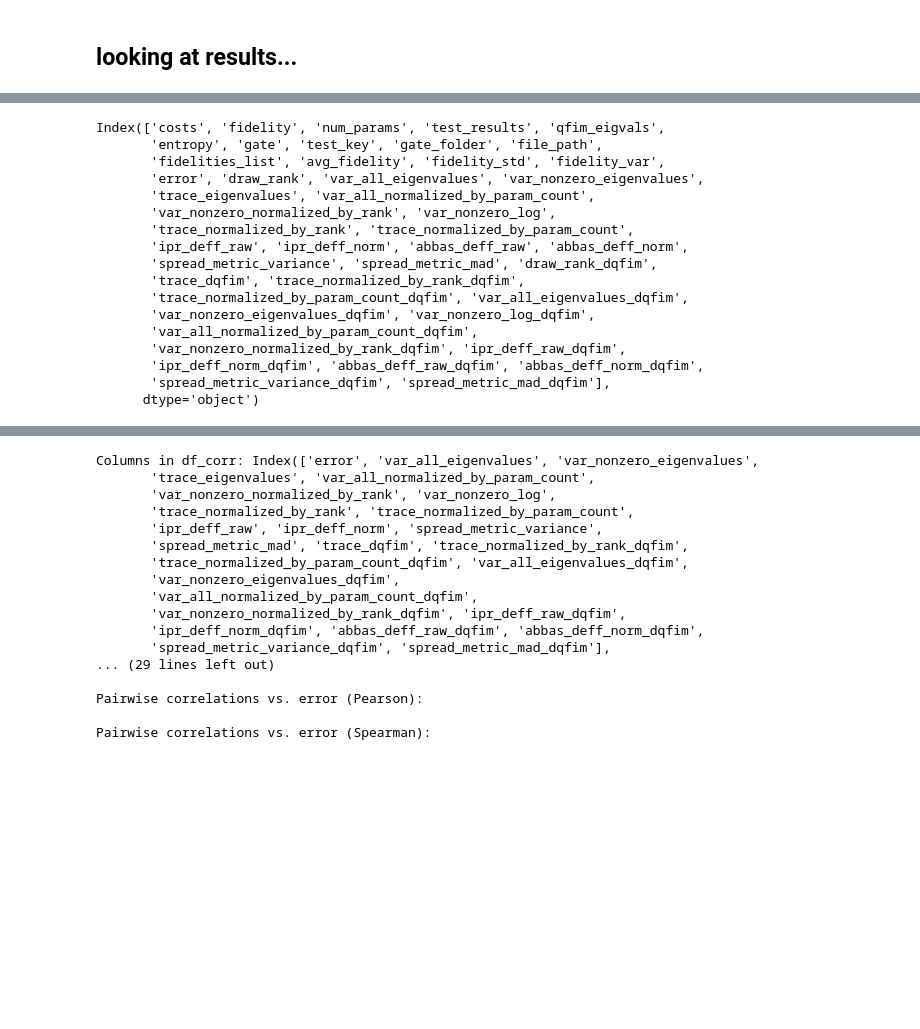
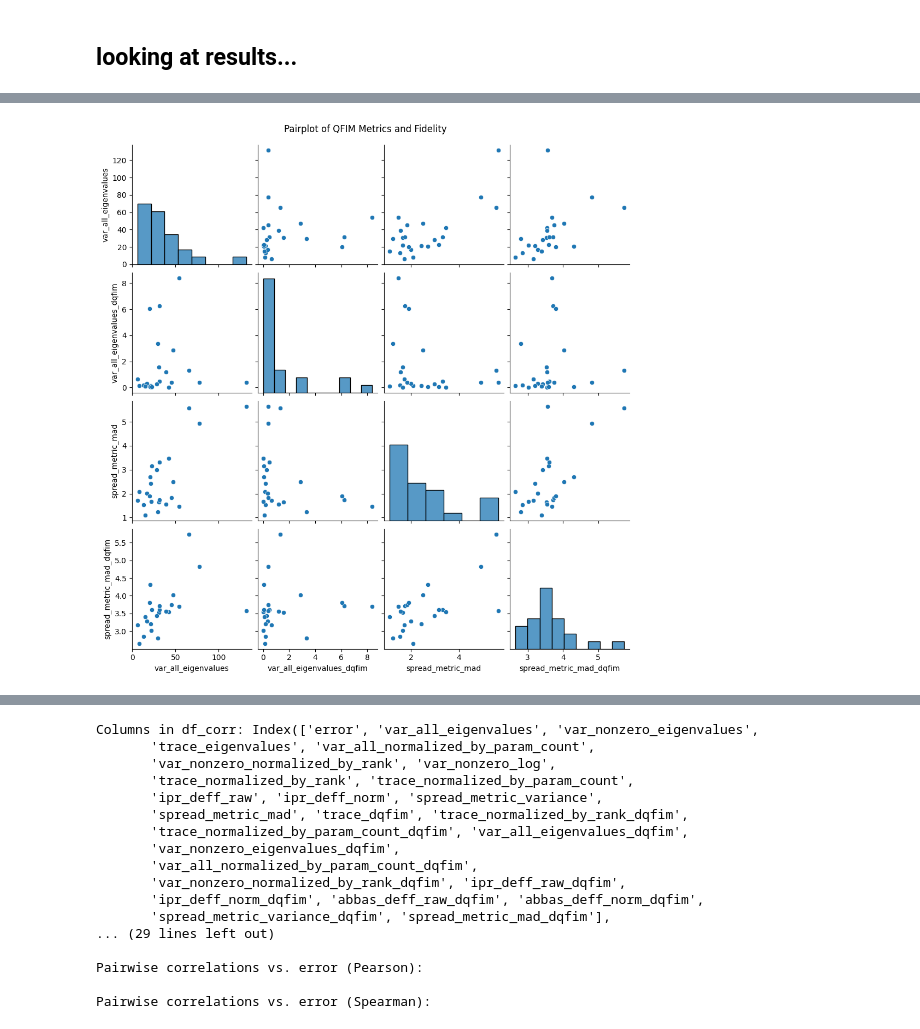
Before and after one commit to sophieblock/qrc, a Jupyter notebook: digital_parameter_analysis.ipynb, the cells around one changed output, grey strips where cells are left out. Drawn from its saved outputs; the diff is of its cells as text; code cells hidden in the pictures; blank space fills up the shorter version.

```diff
--- a/digital_parameter_analysis.ipynb
+++ b/digital_parameter_analysis.ipynb
@@ -1153,0 +1410,8 @@ Selected keys from min, max, and middle of each metric: {'test8', 'test48', 'tes
+# %%
+trainable_param_keys = ['test452', 'test230', 'test166', 'test425', 'test439', 'test132', 'test495', 'test488']
+trainable_param_keys =  ['test230', 'test452']
+for key in trainable_param_keys:
+    print(key)
+    print(f"Trace: {params_sorted_by_qfim_trace[key]:.2f}")
+    print(f"Var: {params_sorted_by_qfim_var[key]:.2f}")
+    print(f"d_eff: {params_sorted_deff[key]:.2f}\n")
@@ -1153,0 +1428,8 @@ Selected keys from min, max, and middle of each metric: {'test8', 'test48', 'tes
+# %%
+trainable_param_keys = ['test452', 'test230', 'test166', 'test425', 'test439', 'test132', 'test495', 'test488']
+trainable_param_keys =  ['test11', 'test65', 'test174', 'test125', 'test159', 'test165']
+for key in trainable_param_keys:
+    print(key)
+    print(f"Trace: {params_sorted_by_qfim_trace[key]:.2f}")
+    print(f"Var: {params_sorted_by_qfim_var[key]:.2f}")
+    print(f"d_eff: {params_sorted_deff[key]:.2f}\n")
@@ -1801,7 +2176,7 @@ def collect_dqfim_stats(all_tests_data, fixed_params_key, threshold=1e-12, gamma
     return dqfim_stats_dict
 
 T = 14
-num_L = 20
+num_L = 100
 file_path = (
     f"/Users/sophieblock/QRCcapstone/parameter_analysis_directory/"
     f"QFIM_global_results/gate_model_DQFIM/Nc_2/sample_pi/1xK/"
@@ -1829,5 +2204,5 @@ df_dqfim.rename(columns={"index": "test_key"}, inplace=True)
 # Merge onto df_results:
 df_merged = pd.merge(df_final, df_dqfim, on="test_key", how="left")
 print("df_merged shape:", df_merged.shape)
-display(df_merged.head(10))
+# display(df_merged.head(10))
 # %% [output]
@@ -1839,20 +2211,31 @@ df_merged shape: (1, 36)
-# %%
-print(df_merged.columns)
-# %% [output]
-Index(['costs', 'fidelity', 'num_params', 'test_results', 'qfim_eigvals',
-       'entropy', 'gate', 'test_key', 'gate_folder', 'file_path',
-       'fidelities_list', 'avg_fidelity', 'fidelity_std', 'fidelity_var',
-       'error', 'draw_rank', 'var_all_eigenvalues', 'var_nonzero_eigenvalues',
-       'trace_eigenvalues', 'var_all_normalized_by_param_count',
-       'var_nonzero_normalized_by_rank', 'var_nonzero_log',
-       'trace_normalized_by_rank', 'trace_normalized_by_param_count',
-       'ipr_deff_raw', 'ipr_deff_norm', 'abbas_deff_raw', 'abbas_deff_norm',
-       'spread_metric_variance', 'spread_metric_mad', 'draw_rank_dqfim',
-       'trace_dqfim', 'trace_normalized_by_rank_dqfim',
-       'trace_normalized_by_param_count_dqfim', 'var_all_eigenvalues_dqfim',
-       'var_nonzero_eigenvalues_dqfim', 'var_nonzero_log_dqfim',
-       'var_all_normalized_by_param_count_dqfim',
-       'var_nonzero_normalized_by_rank_dqfim', 'ipr_deff_raw_dqfim',
-       'ipr_deff_norm_dqfim', 'abbas_deff_raw_dqfim', 'abbas_deff_norm_dqfim',
-       'spread_metric_variance_dqfim', 'spread_metric_mad_dqfim'],
-      dtype='object')
+# %%
+import seaborn as sns
+import matplotlib.pyplot as plt
+import pandas as pd
+# Define the list of columns (metrics) you wish to examine.
+# Adjust these names if your columns have different names.
+metrics_to_plot = [
+    # 'avg_fidelity',         # Averaged fidelity from test results
+    # "error",
+    # 'trace_eigenvalues',                # Trace of QFIM
+    # 'trace_dqfim',
+    'var_all_eigenvalues',
+   'var_all_eigenvalues_dqfim',
+    'spread_metric_mad',
+    'spread_metric_mad_dqfim',
+    # 'spread_metric_variance',
+    # 'spread_metric_variance_dqfim',
+
+
+
+    # 'ipr_deff_raw_dqfim',  # Effective dimension computed via the paper's formula
+
+]
+
+
+# 2. Pair Plot
+sns.pairplot(df_merged[metrics_to_plot])
+plt.suptitle("Pairplot of QFIM Metrics and Fidelity", y=1.02)
+plt.show()
+# %% [output]
+[figure, added]
```
Also changed, not shown: parts of 32 cells of this notebook.
